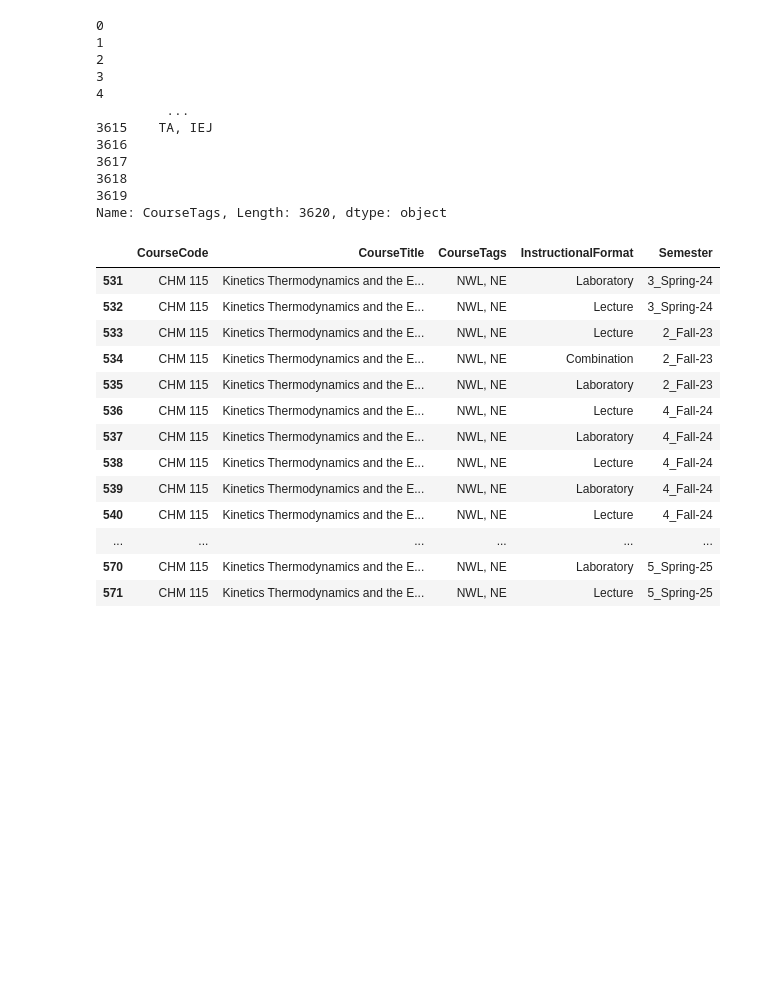
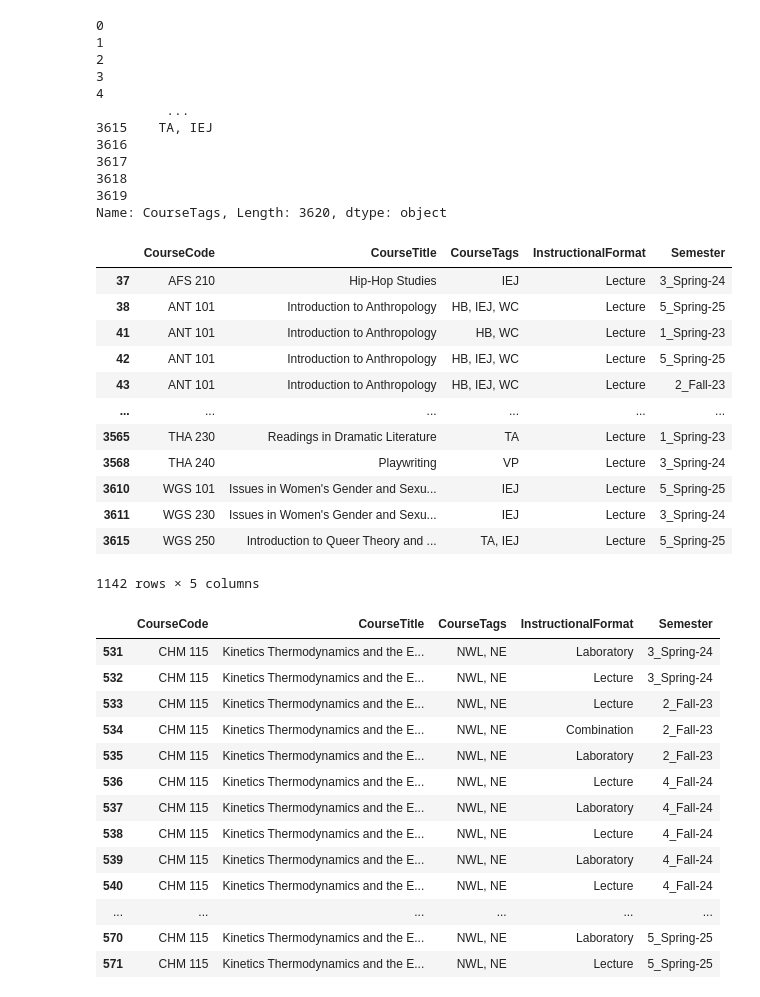
Before and after one commit to CS-Summer-25/pathways-planner, a Jupyter notebook: WorkdayScraper2.ipynb, the cells around one changed output. Drawn from its saved outputs; the diff is of its cells as text; code cells hidden in the pictures; blank space fills up the shorter version.

```diff
--- a/WorkdayScraper2.ipynb
+++ b/WorkdayScraper2.ipynb
@@ -587,8 +571,23 @@ ger_courses = all_lst_df.copy()
 ger_courses["CourseTags"] = ger_series
 only_gers = ger_courses[ger_cond][["CourseCode", "CourseTitle", "CourseTags", "InstructionalFormat", "Semester"]]
 # %%
+# Only do to get the raw data
 only_gers
-only_gers.to_csv("csv-files/gers_raw.csv")
+# only_gers.to_csv("csv-files/gers_raw.csv")
+# %% [output]
+|  | CourseCode | CourseTitle | CourseTags | InstructionalFormat | Semester |
+| 37 | AFS 210 | Hip-Hop Studies | IEJ | Lecture | 3_Spring-24 |
+| 38 | ANT 101 | Introduction to Anthropology | HB, IEJ, WC | Lecture | 5_Spring-25 |
+| 41 | ANT 101 | Introduction to Anthropology | HB, WC | Lecture | 1_Spring-23 |
+| 42 | ANT 101 | Introduction to Anthropology | HB, IEJ, WC | Lecture | 5_Spring-25 |
+| 43 | ANT 101 | Introduction to Anthropology | HB, IEJ, WC | Lecture | 2_Fall-23 |
+| ... | ... | ... | ... | ... | ... |
+| 3565 | THA 230 | Readings in Dramatic Literature | TA | Lecture | 1_Spring-23 |
+| 3568 | THA 240 | Playwriting | VP | Lecture | 3_Spring-24 |
+| 3610 | WGS 101 | Issues in Women's Gender and Sexu... | IEJ | Lecture | 5_Spring-25 |
+| 3611 | WGS 230 | Issues in Women's Gender and Sexu... | IEJ | Lecture | 3_Spring-24 |
+| 3615 | WGS 250 | Introduction to Queer Theory and ... | TA, IEJ | Lecture | 5_Spring-25 |
+1142 rows × 5 columns
 # %%
 only_gers[only_gers["CourseCode"] == "CHM 115"]
 # %% [output]
```
Also changed, not shown: parts of 3 cells of this notebook, 5 other files.
